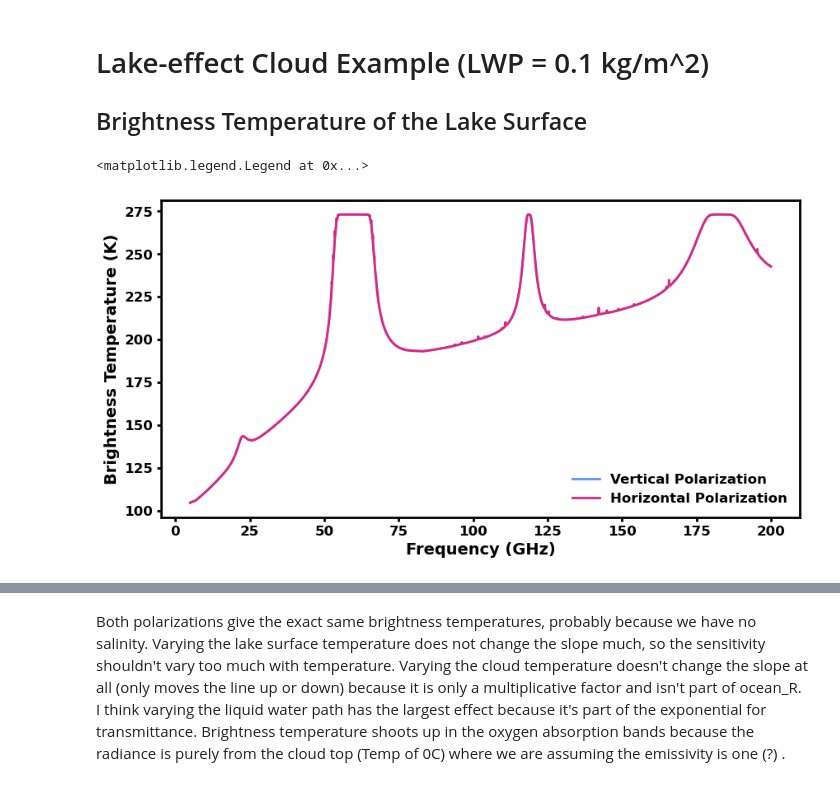
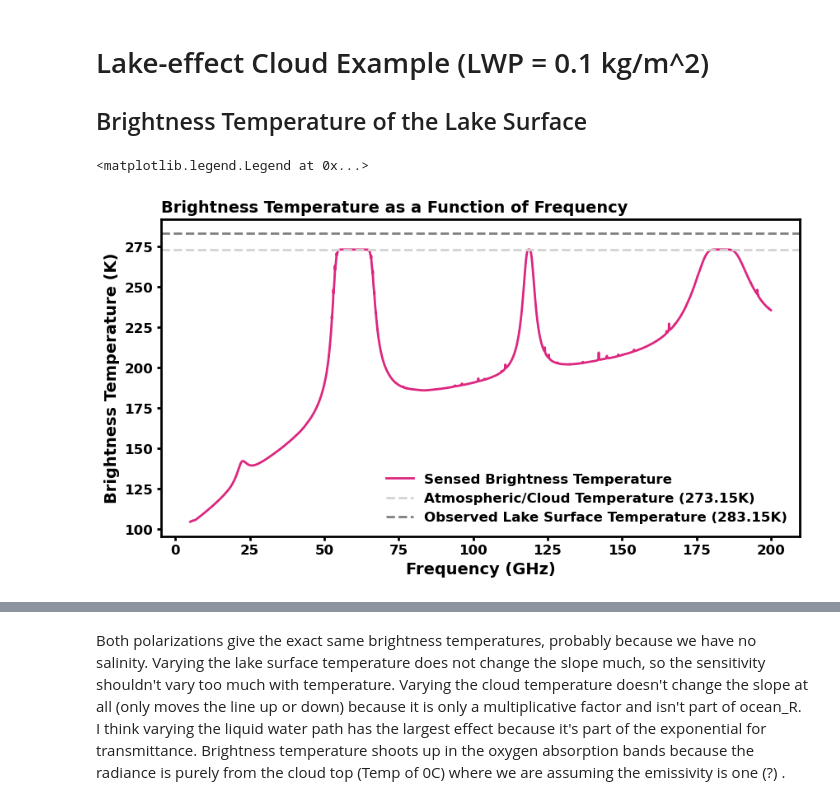
Before and after one commit to larantt/clim485_project, a Jupyter notebook: Final Project.ipynb, the cells around one changed output, grey strips where cells are left out. Saved outputs shown, nothing was run; the diff lists cells and outputs as text; code cells hidden in the pictures.

Commit message:
majority of plots finished

```diff
--- a/Final Project.ipynb
+++ b/Final Project.ipynb
@@ -62,6 +83,6 @@ NEDT = 0.3           # NEDT for the sensor
 FREQS = np.array(df_wv_gases.freq_GHz) # frequencies over which to plot
 # %%
 ## SET KEY CONSTANTS ##
-T_STAR_CLEAR = pfs.total_atmospheric_trans(FREQS, 0, df_liq_water, df_wv_gases)
-T_STAR_CLD_LE = pfs.total_atmospheric_trans(FREQS, LWP_LE, df_liq_water, df_wv_gases)
-#T_STAR_CLD_CI = pfs.total_atmospheric_trans(FREQS, LWP_CI, df_liq_water, df_wv_gases)
+T_STAR_CLEAR = pfs.total_atmospheric_trans(FREQS, 0, df_liq_water, df_wv_gases, theta=0)
+T_STAR_CLD_LE = pfs.total_atmospheric_trans(FREQS, LWP_LE, df_liq_water, df_wv_gases, theta=0)
+T_STAR_CLD_MCS = pfs.total_atmospheric_trans(FREQS, LWP_MCS, df_liq_water, df_wv_gases)
@@ -110,17 +142,25 @@ Given the high atmospheric transmission around 6.8 GHz, this should lead to the
 # Lake-effect Cloud Example (LWP = 0.1 kg/m^2)
 ## Brightness Temperature of the Lake Surface
 # %%
-tb_Rv, tb_Rh = pfs.tb_polarization(LST_WINTER, FREQS, T_STAR_CLD_LE)
+tb_Rv, tb_Rh = pfs.tb_polarization(LST_WINTER, FREQS, T_STAR_CLEAR, 273.15, theta=0)
 
 fig3, ax3 = plt.subplots(1, 1, figsize = (10,5))
-ax3.plot(FREQS, tb_Rv, label = "Vertical Polarization", lw=2, c=IBM_BLUE)
-ax3.plot(FREQS, tb_Rh, label = "Horizontal Polarization", lw=2, c=IBM_PINK)
+#ax3.plot(FREQS, tb_Rv, label = "Sensed Brightness Temperature Rv", lw=2, c=IBM_BLUE)
+ax3.plot(FREQS, tb_Rh, label = "Sensed Brightness Temperature", lw=2, c=IBM_PINK)
+ax3.axhline(273.15,lw='2',ls='--',c='lightgrey',label=f'Atmospheric/Cloud Temperature ({273.15}K)')
+ax3.axhline(LST_SUMMER + 273.15,lw='2',ls='--',c='grey',label=f'Observed Lake Surface Temperature ({LST_SUMMER + 273.15}K)')
 
 ax3.set_xlabel("Frequency (GHz)",fontweight='bold',fontsize=14)
 ax3.set_ylabel("Brightness Temperature (K)",fontweight='bold',fontsize=14)
 
+ax3.set_title(f'Brightness Temperature as a Function of Frequency',fontweight='bold',fontsize=14,loc='left')
+#ax3.set_title(f"LST: {LST_SUMMER + 273.15}K",fontweight='bold',fontsize=14,loc='right') replace with the estimated L
+
+# add the crosses for the weighting function locations (6.875 GHz and at 60.435 GHz)
+# add the weighting functions as a subplot here
+
 bold_axes(ax3)
 ax3.legend(frameon=False,prop={'weight':'bold','size':12})
 # %% [output]
 <matplotlib.legend.Legend at 0x...>
-[figure, old version]
+[figure, new version]
```
Also changed, not shown: parts of 16 cells of this notebook, 1 other file.
